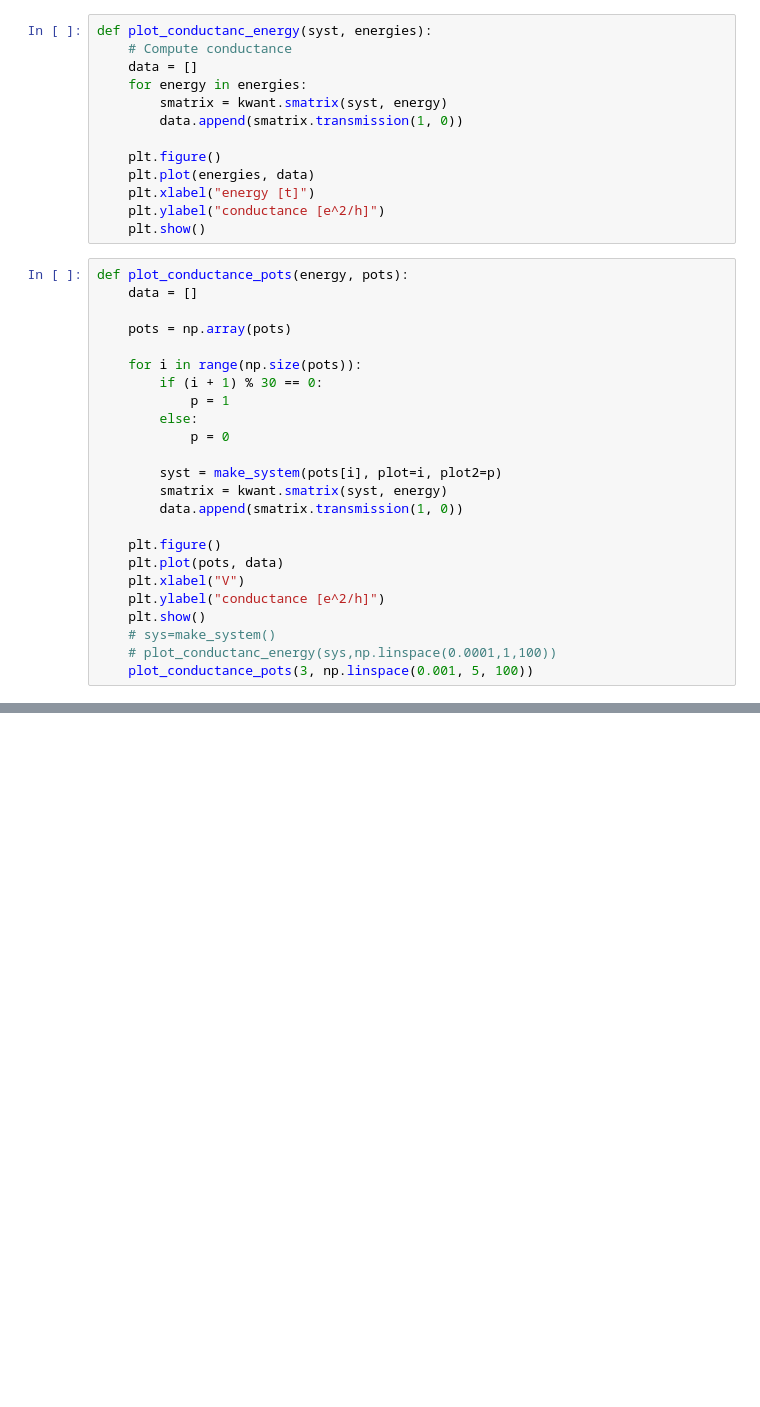
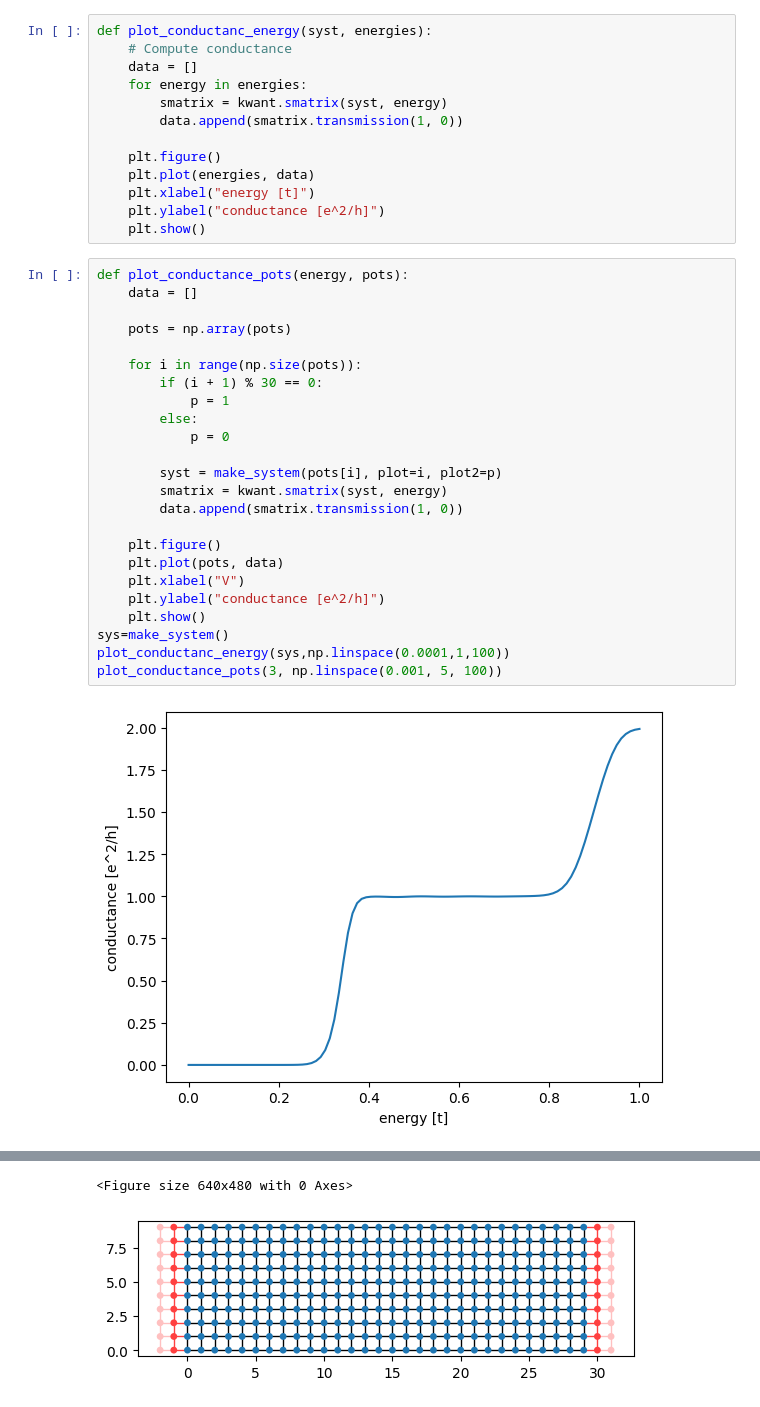
Before and after one commit to korsakjakub/kwant-tutorials-zps, a Jupyter notebook: posts/2022-10-02-Quantum-Contact.ipynb, the cells around one changed output, grey strips where cells are left out. Drawn from its saved outputs; the diff is of its cells as text; blank space fills up the shorter version.

Commit message:
add plots

```diff
--- a/posts/2022-10-02-Quantum-Contact.ipynb
+++ b/posts/2022-10-02-Quantum-Contact.ipynb
@@ -94,24 +95,26 @@ def plot_conductanc_energy(syst, energies):
 # %%
 def plot_conductance_pots(energy, pots):
     data = []
 
     pots = np.array(pots)
 
     for i in range(np.size(pots)):
         if (i + 1) % 30 == 0:
             p = 1
         else:
             p = 0
 
         syst = make_system(pots[i], plot=i, plot2=p)
         smatrix = kwant.smatrix(syst, energy)
         data.append(smatrix.transmission(1, 0))
 
     plt.figure()
     plt.plot(pots, data)
     plt.xlabel("V")
     plt.ylabel("conductance [e^2/h]")
     plt.show()
-    # sys=make_system()
-    # plot_conductanc_energy(sys,np.linspace(0.0001,1,100))
-    plot_conductance_pots(3, np.linspace(0.001, 5, 100))
+sys=make_system()
+plot_conductanc_energy(sys,np.linspace(0.0001,1,100))
+plot_conductance_pots(3, np.linspace(0.001, 5, 100))
+# %% [output]
+[figure, added]
@@ -117,0 +122,2 @@ def plot_conductance_pots(energy, pots):
+<Figure size 640x480 with 0 Axes>
+[figure, added]
```
Also changed, not shown: parts of 2 cells of this notebook.
